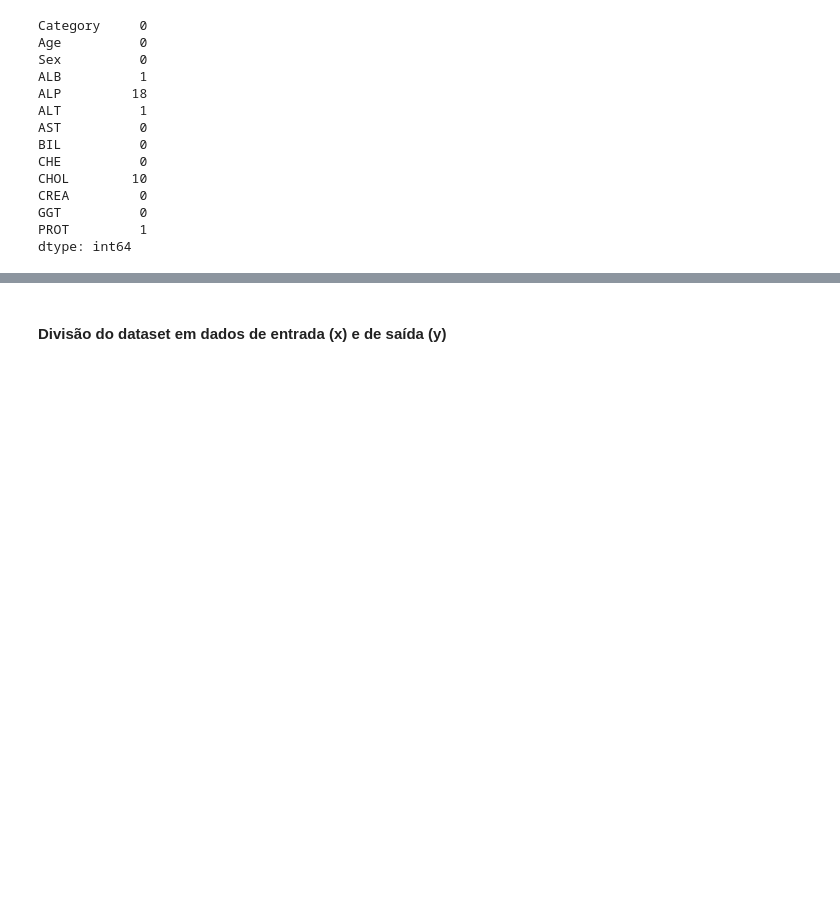
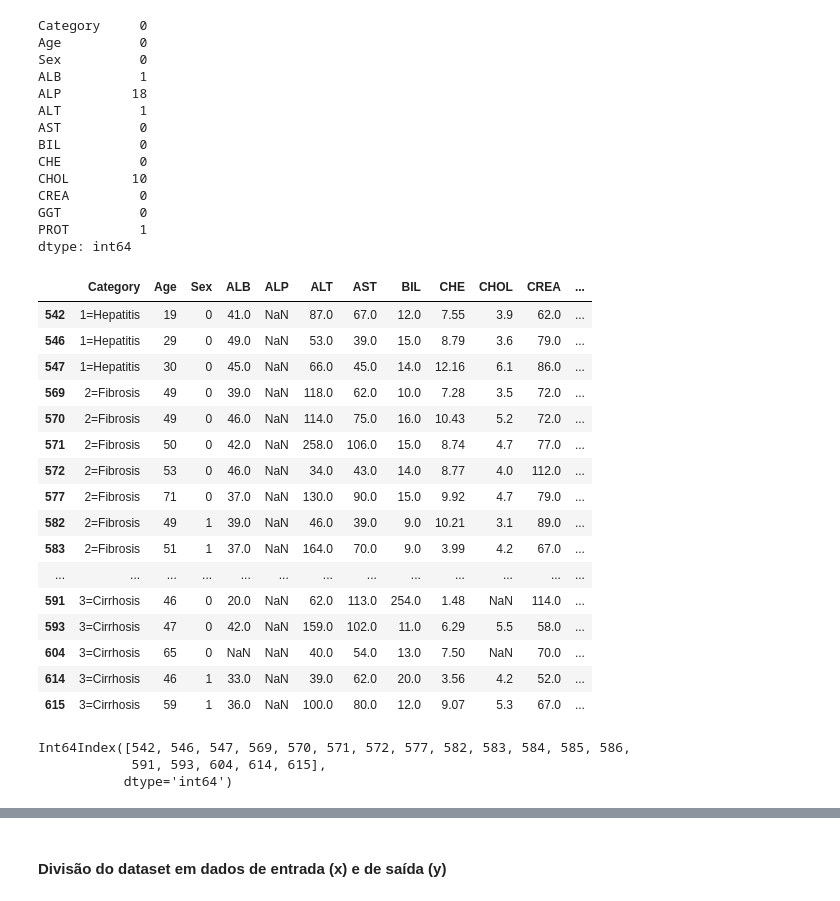
Before and after one commit to SarahToscano/Artificial-Intelligence, a Jupyter notebook: ia2.ipynb, the cells around one changed output, grey strips where cells are left out. Cells and saved outputs as stored; diff of their text form; code cells hidden in the pictures; blank space fills up the shorter version.

```diff
--- a/ia2.ipynb
+++ b/ia2.ipynb
@@ -17,3 +17,4 @@ import matplotlib.pyplot as plt
 ### Importação da base de dados
 # %%
 dataset = pd.read_csv('./database/data-Q1.csv', delimiter=',', index_col=0)
+dataset['Sex'] = dataset['Sex'].replace({'m': 0, 'f': 1})
@@ -38,3 +57,30 @@ CREA         0
 GGT          0
 PROT         1
 dtype: int64
+# %%
+dataset.query("ALP.isnull()", engine='python')
+# %% [output]
+|  | Category | Age | Sex | ALB | ALP | ALT | AST | BIL | CHE | CHOL | CREA | ... |
+| 542 | 1=Hepatitis | 19 | 0 | 41.0 | NaN | 87.0 | 67.0 | 12.0 | 7.55 | 3.9 | 62.0 | ... |
+| 546 | 1=Hepatitis | 29 | 0 | 49.0 | NaN | 53.0 | 39.0 | 15.0 | 8.79 | 3.6 | 79.0 | ... |
+| 547 | 1=Hepatitis | 30 | 0 | 45.0 | NaN | 66.0 | 45.0 | 14.0 | 12.16 | 6.1 | 86.0 | ... |
+| 569 | 2=Fibrosis | 49 | 0 | 39.0 | NaN | 118.0 | 62.0 | 10.0 | 7.28 | 3.5 | 72.0 | ... |
+| 570 | 2=Fibrosis | 49 | 0 | 46.0 | NaN | 114.0 | 75.0 | 16.0 | 10.43 | 5.2 | 72.0 | ... |
+| 571 | 2=Fibrosis | 50 | 0 | 42.0 | NaN | 258.0 | 106.0 | 15.0 | 8.74 | 4.7 | 77.0 | ... |
+| 572 | 2=Fibrosis | 53 | 0 | 46.0 | NaN | 34.0 | 43.0 | 14.0 | 8.77 | 4.0 | 112.0 | ... |
+| 577 | 2=Fibrosis | 71 | 0 | 37.0 | NaN | 130.0 | 90.0 | 15.0 | 9.92 | 4.7 | 79.0 | ... |
+| 582 | 2=Fibrosis | 49 | 1 | 39.0 | NaN | 46.0 | 39.0 | 9.0 | 10.21 | 3.1 | 89.0 | ... |
+| 583 | 2=Fibrosis | 51 | 1 | 37.0 | NaN | 164.0 | 70.0 | 9.0 | 3.99 | 4.2 | 67.0 | ... |
+| ... | ... | ... | ... | ... | ... | ... | ... | ... | ... | ... | ... | ... |
+| 591 | 3=Cirrhosis | 46 | 0 | 20.0 | NaN | 62.0 | 113.0 | 254.0 | 1.48 | NaN | 114.0 | ... |
+| 593 | 3=Cirrhosis | 47 | 0 | 42.0 | NaN | 159.0 | 102.0 | 11.0 | 6.29 | 5.5 | 58.0 | ... |
+| 604 | 3=Cirrhosis | 65 | 0 | NaN | NaN | 40.0 | 54.0 | 13.0 | 7.50 | NaN | 70.0 | ... |
+| 614 | 3=Cirrhosis | 46 | 1 | 33.0 | NaN | 39.0 | 62.0 | 20.0 | 3.56 | 4.2 | 52.0 | ... |
+| 615 | 3=Cirrhosis | 59 | 1 | 36.0 | NaN | 100.0 | 80.0 | 12.0 | 9.07 | 5.3 | 67.0 | ... |
+# %%
+a= dataset.query("ALP.isnull()", engine='python')["Category"]
+print(a.index)
+# %% [output]
+Int64Index([542, 546, 547, 569, 570, 571, 572, 577, 582, 583, 584, 585, 586,
+            591, 593, 604, 614, 615],
+           dtype='int64')
```
Also changed, not shown: parts of 32 cells of this notebook.
